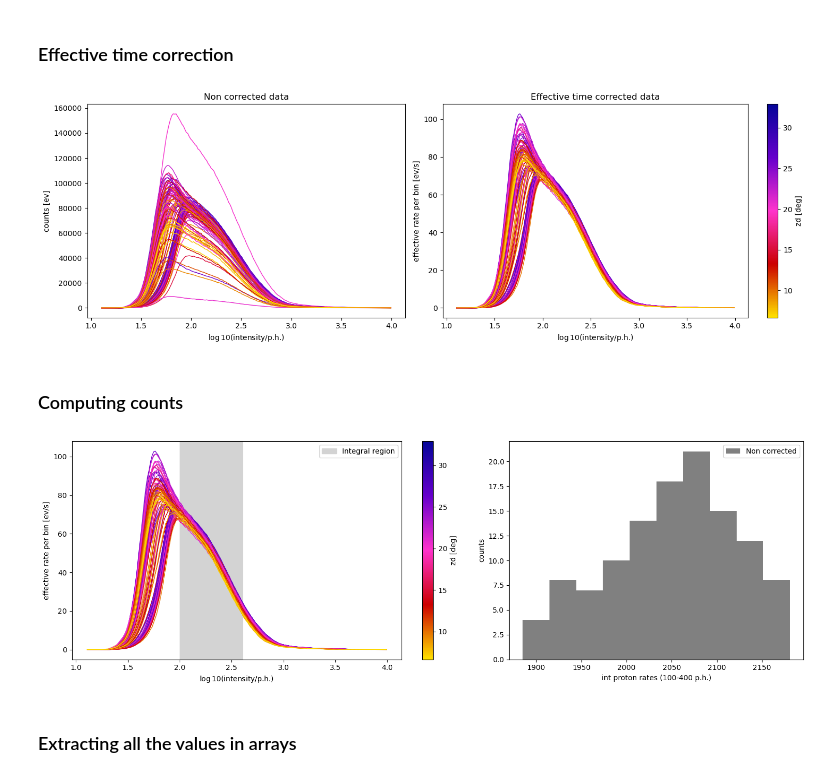
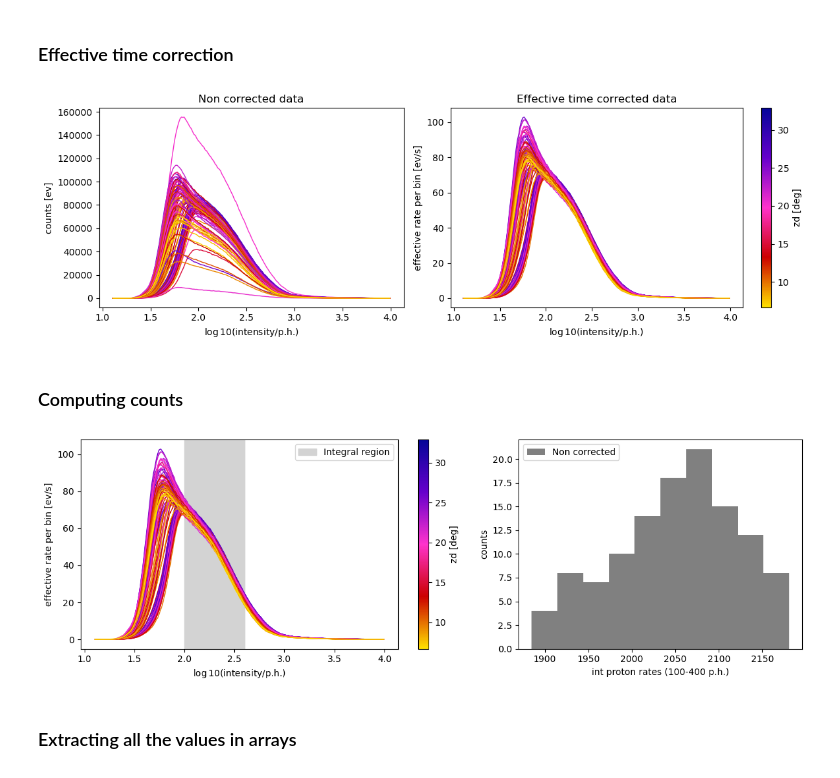
Before and after one commit to juanjq/cosmic_ray_data_correction, a Jupyter notebook: main.ipynb, the cells around one changed output. Cells and saved outputs as stored; diff of their text form; code cells hidden in the pictures.

```diff
--- a/main.ipynb
+++ b/main.ipynb
@@ -64,34 +64,34 @@ Wall time: 5.22 ms
 # %% [markdown]
 ### Effective time correction
 # %%
-fig, (ax1, ax2) = plt.subplots(1, 2, figsize=(15, 5), gridspec_kw={'width_ratios': [1, 1.2]})
+fig, (ax1, ax2) = plt.subplots(1, 2, figsize=(12, 4), gridspec_kw={'width_ratios': [1, 1.2]})
 
 # Getting the color array for the ZDs
 colors = aux.get_colors_multiplot(total_zds, COLORS=list(reversed(aux.predC)))
 cmap   = aux.create_cmap(list(reversed(aux.predC)))
 
 # Then we plot the intensity profiles one by one
 for i, run in enumerate(dict_runs.keys()):
     ax1.plot(IbinsC, dict_runs[run]["intensity_rates"] * dict_runs[run]["effective_time"], color=colors[i], lw=1)
     ax2.plot(IbinsC, dict_runs[run]["intensity_rates"]                                   , color=colors[i], lw=1)
 
 # creating a colorbar
 aux.plot_colorbar(fig, ax2, total_zds, cmap, label="zd [deg]")
 
 for ax in [ax1, ax2]:
     ax.set_xlabel("$\log10($intensity/p.h.$)$")
 ax1.set_ylabel("counts [ev]")
 ax2.set_ylabel("effective rate per bin [ev/s]")
 ax1.set_title("Non corrected data")
 ax2.set_title("Effective time corrected data")
 fig.tight_layout()
 plt.show()
 # %% [output]
-[figure, old version]
+[figure, new version]
 # %% [markdown]
 ### Computing counts
 # %%
-fig, (ax1, ax2) = plt.subplots(1, 2, figsize=(15, 5), gridspec_kw={'width_ratios': [1.4, 1]})
+fig, (ax1, ax2) = plt.subplots(1, 2, figsize=(12, 4), gridspec_kw={'width_ratios': [1.4, 1]})
 
 # Getting the color array for the ZDs
 colors = aux.get_colors_multiplot(total_zds, COLORS=list(reversed(aux.predC)))
@@ -128,7 +128,7 @@ ax2.set_ylabel("counts")
 fig.tight_layout()
 plt.show()
 # %% [output]
-[figure, old version]
+[figure, new version]
 # %% [markdown]
 ### Extracting all the values in arrays
 # %%
```
Also changed, not shown: parts of 9 cells of this notebook, 2 other files.
